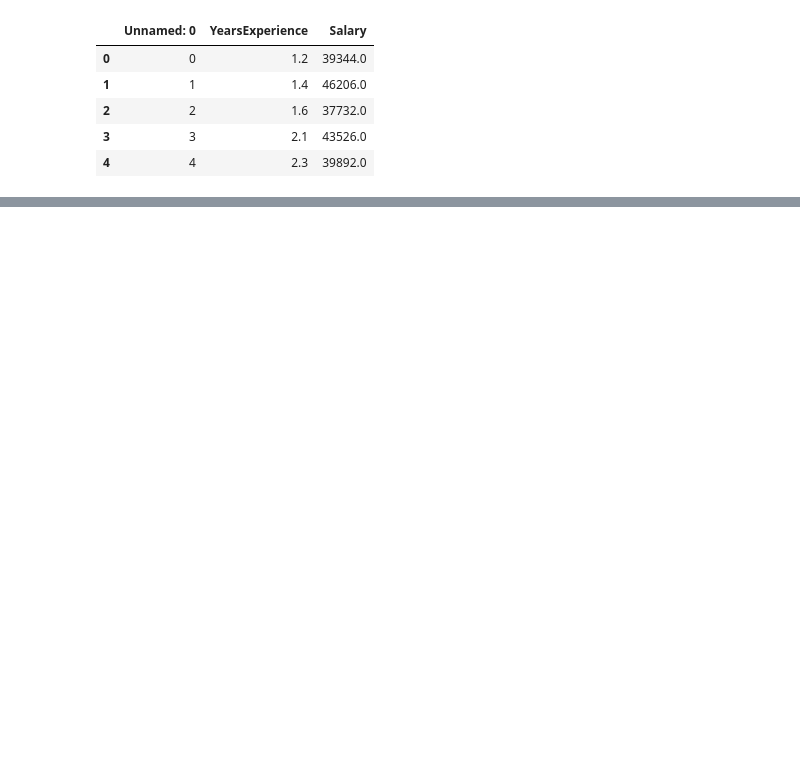
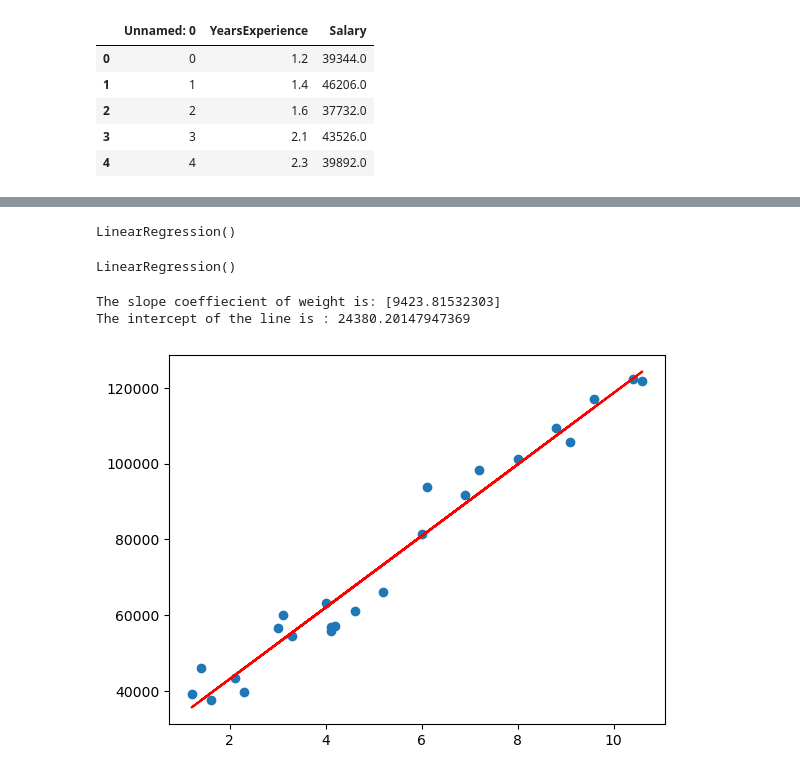
Before and after one commit to orishashakya/Data-Science-Workbook, a Jupyter notebook: Linear Regression/salary_prediction.ipynb, the cells around one changed output, grey strips where cells are left out. Drawn from its saved outputs; the diff is of its cells as text; code cells hidden in the pictures; blank space fills up the shorter version.

```diff
--- a/Linear Regression/salary_prediction.ipynb
+++ b/Linear Regression/salary_prediction.ipynb
@@ -39,0 +122,25 @@ df.head()
+# %%
+from sklearn.linear_model import LinearRegression
+model = LinearRegression()
+# %%
+model
+# %% [output]
+LinearRegression()
+# %%
+model.fit(X_train, Y_train)
+model
+# %% [output]
+LinearRegression()
+# %%
+print("The slope or coeffiecient of weight is:",model.coef_)
+print("The intercept of the line is :", model.intercept_)
+# %% [output]
+The slope coeffiecient of weight is: [9423.81532303]
+The intercept of the line is : 24380.20147947369
+# %%
+plt.scatter(X_train, Y_train)
+plt.plot(X_train,model.predict(X_train),'r')
+
+plt.show()
+# %% [output]
+[figure, added]
```
Also changed, not shown: parts of 27 cells of this notebook, 2 other files.
